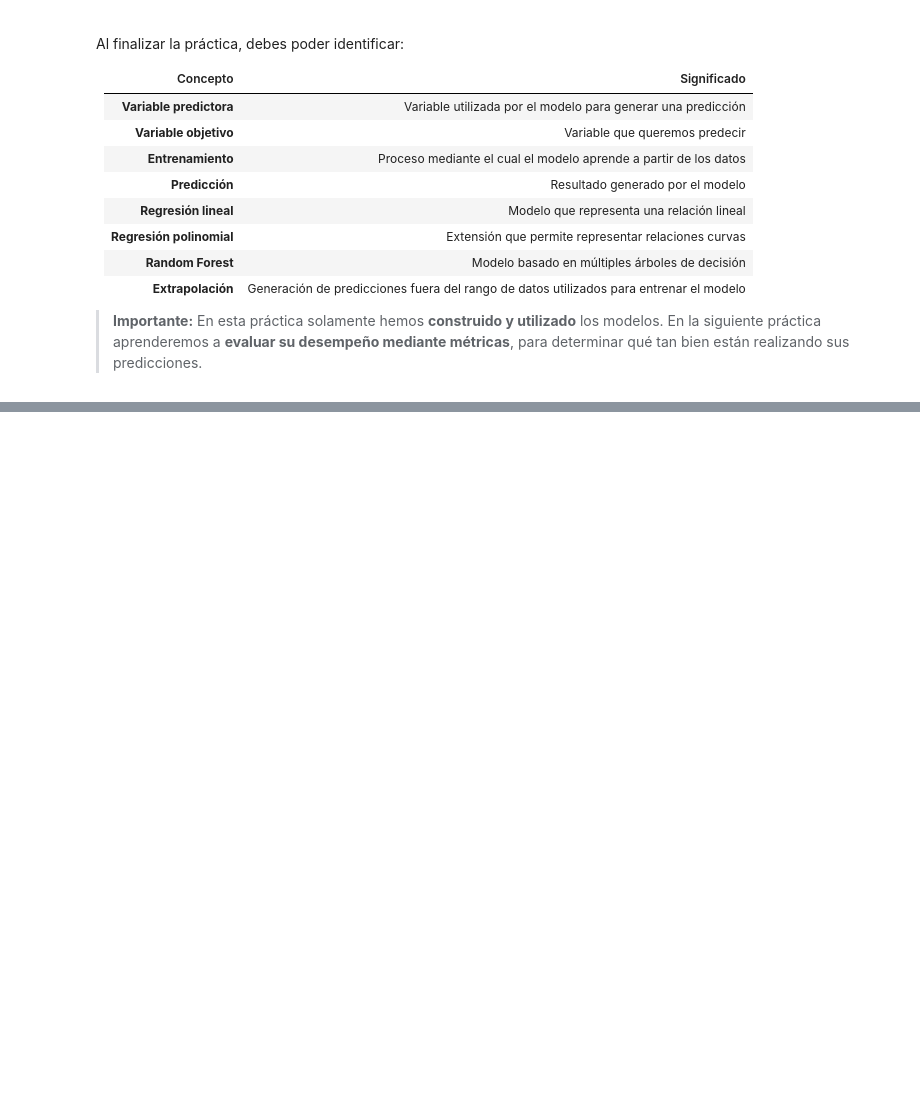
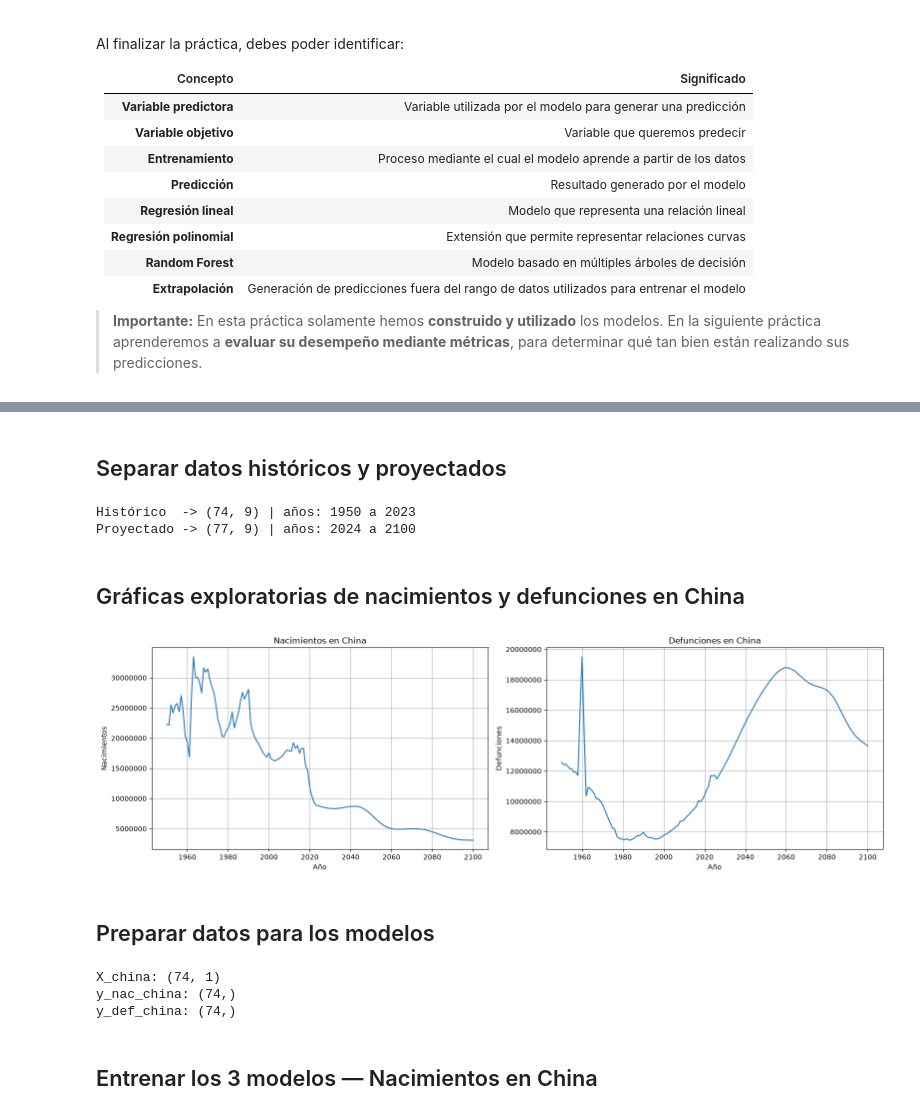
Before and after one commit to Roapapu/Big_Data, a Jupyter notebook: U3_1_modelos_ml/U3_1_modelos_regresion_demografia.ipynb, the cells around one changed output, grey strips where cells are left out. Cells and saved outputs as stored; diff of their text form; code cells hidden in the pictures; blank space fills up the shorter version.

```diff
--- a/U3_1_modelos_ml/U3_1_modelos_regresion_demografia.ipynb
+++ b/U3_1_modelos_ml/U3_1_modelos_regresion_demografia.ipynb
@@ -1099,0 +1128,8 @@ Al finalizar la práctica, debes poder identificar:
+# %%
+pais_china = "China"
+
+df_china = df[df["Entity"] == pais_china]
+
+print("Rango de años:", df_china["Year"].min(), "-", df_china["Year"].max())
+print("Número de filas:", df_china.shape[0])
+df_china.head()
@@ -1099,0 +1145,53 @@ Al finalizar la práctica, debes poder identificar:
+# %% [markdown]
+## Separar datos históricos y proyectados
+# %%
+df_hist_china = df_china[df_china["Year"] <= 2023]
+df_proy_china = df_china[df_china["Year"] > 2023]
+
+print("Histórico  ->", df_hist_china.shape, "| años:", df_hist_china["Year"].min(), "a", df_hist_china["Year"].max())
+print("Proyectado ->", df_proy_china.shape, "| años:", df_proy_china["Year"].min(), "a", df_proy_china["Year"].max())
+# %% [output]
+Histórico  -> (74, 9) | años: 1950 a 2023
+Proyectado -> (77, 9) | años: 2024 a 2100
+# %% [markdown]
+## Gráficas exploratorias de nacimientos y defunciones en China
+# %%
+fig, axes = plt.subplots(1, 2, figsize=(16, 5))
+
+axes[0].plot(df_china["Year"], df_china["births"])
+axes[0].set_title("Nacimientos en China")
+axes[0].set_xlabel("Año")
+axes[0].set_ylabel("Nacimientos")
+axes[0].ticklabel_format(style="plain", axis="y", useOffset=False)
+axes[0].grid()
+
+axes[1].plot(df_china["Year"], df_china["deaths"])
+axes[1].set_title("Defunciones en China")
+axes[1].set_xlabel("Año")
+axes[1].set_ylabel("Defunciones")
+axes[1].ticklabel_format(style="plain", axis="y", useOffset=False)
+axes[1].grid()
+
+plt.tight_layout()
+plt.show()
+# %% [output]
+[figure, added]
+# %% [markdown]
+## Preparar datos para los modelos
+# %%
+X_china = df_hist_china[["Year"]]
+y_nac_china = df_hist_china["births"]
+y_def_china = df_hist_china["deaths"]
+
+anios_futuros_china = np.arange(2024, 2101).reshape(-1, 1)
+X_futuro_china = pd.DataFrame(anios_futuros_china, columns=["Year"])
+
+print("X_china:", X_china.shape)
+print("y_nac_china:", y_nac_china.shape)
+print("y_def_china:", y_def_china.shape)
+# %% [output]
+X_china: (74, 1)
+y_nac_china: (74,)
+y_def_china: (74,)
+# %% [markdown]
+## Entrenar los 3 modelos — Nacimientos en China
```
Also changed, not shown: parts of 32 cells of this notebook, 3 other files.
